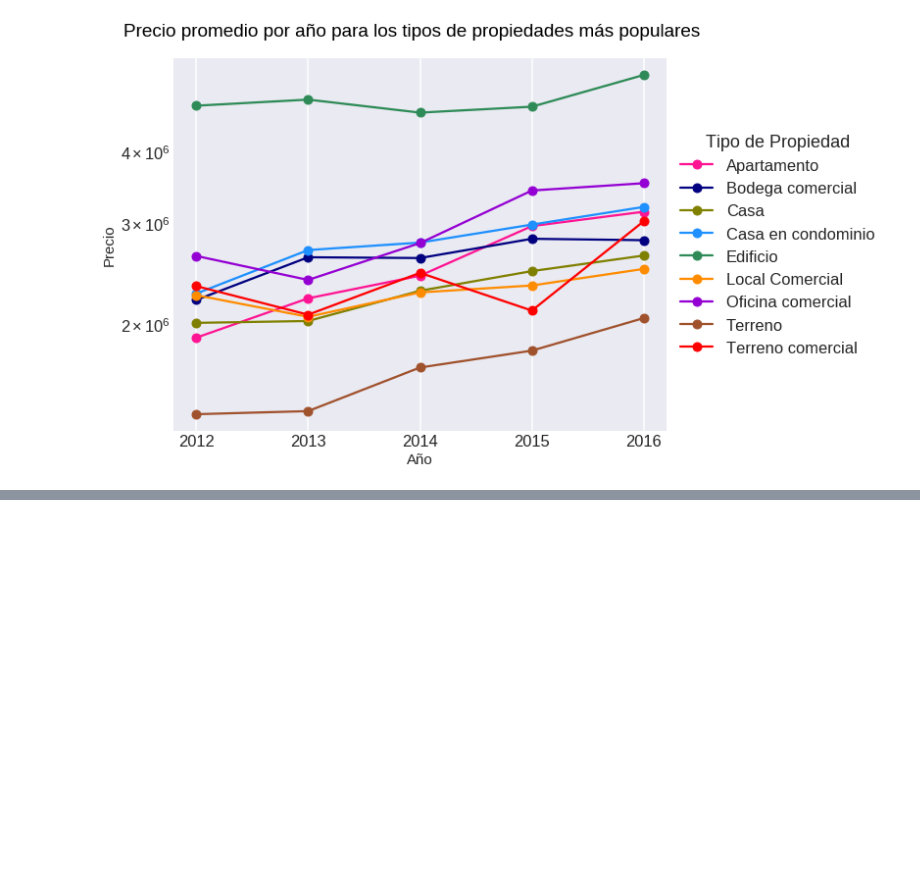
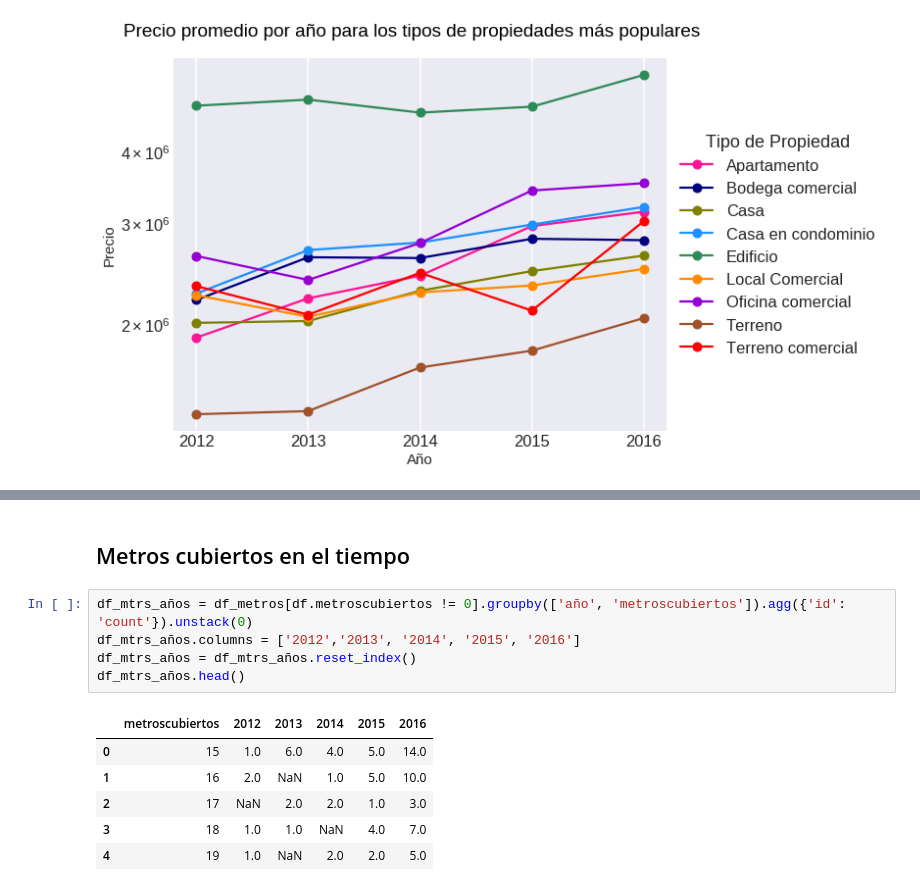
Before and after one commit to luctiz/Grupo43-TP1, a Jupyter notebook: AnalisisTemporales.ipynb, the cells around one changed output, grey strips where cells are left out. Drawn from its saved outputs; the diff is of its cells as text; blank space fills up the shorter version.

```diff
--- a/AnalisisTemporales.ipynb
+++ b/AnalisisTemporales.ipynb
@@ -353,0 +384,14 @@ Text(0.5,0.95,'Precio promedio por año para los tipos de propiedades más popul
+# %% [markdown]
+## Metros cubiertos en el tiempo
+# %%
+df_mtrs_años = df_metros[df.metroscubiertos != 0].groupby(['año', 'metroscubiertos']).agg({'id': 'count'}).unstack(0)
+df_mtrs_años.columns = ['2012','2013', '2014', '2015', '2016']
+df_mtrs_años = df_mtrs_años.reset_index()
+df_mtrs_años.head()
+# %% [output]
+|  | metroscubiertos | 2012 | 2013 | 2014 | 2015 | 2016 |
+| 0 | 15 | 1.0 | 6.0 | 4.0 | 5.0 | 14.0 |
+| 1 | 16 | 2.0 | NaN | 1.0 | 5.0 | 10.0 |
+| 2 | 17 | NaN | 2.0 | 2.0 | 1.0 | 3.0 |
+| 3 | 18 | 1.0 | 1.0 | NaN | 4.0 | 7.0 |
+| 4 | 19 | 1.0 | NaN | 2.0 | 2.0 | 5.0 |
```
Also changed, not shown: parts of 9 cells of this notebook, 1 other file.
